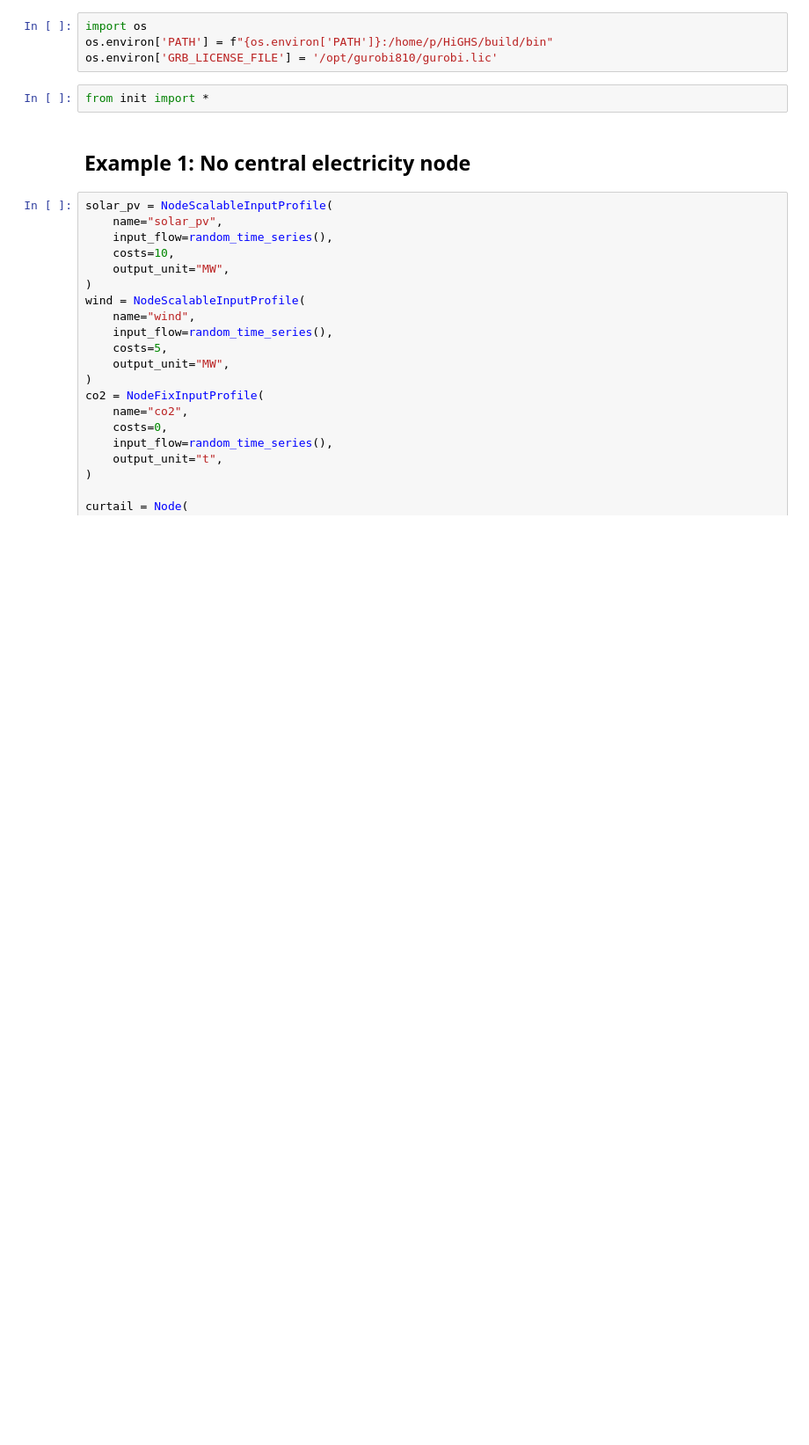
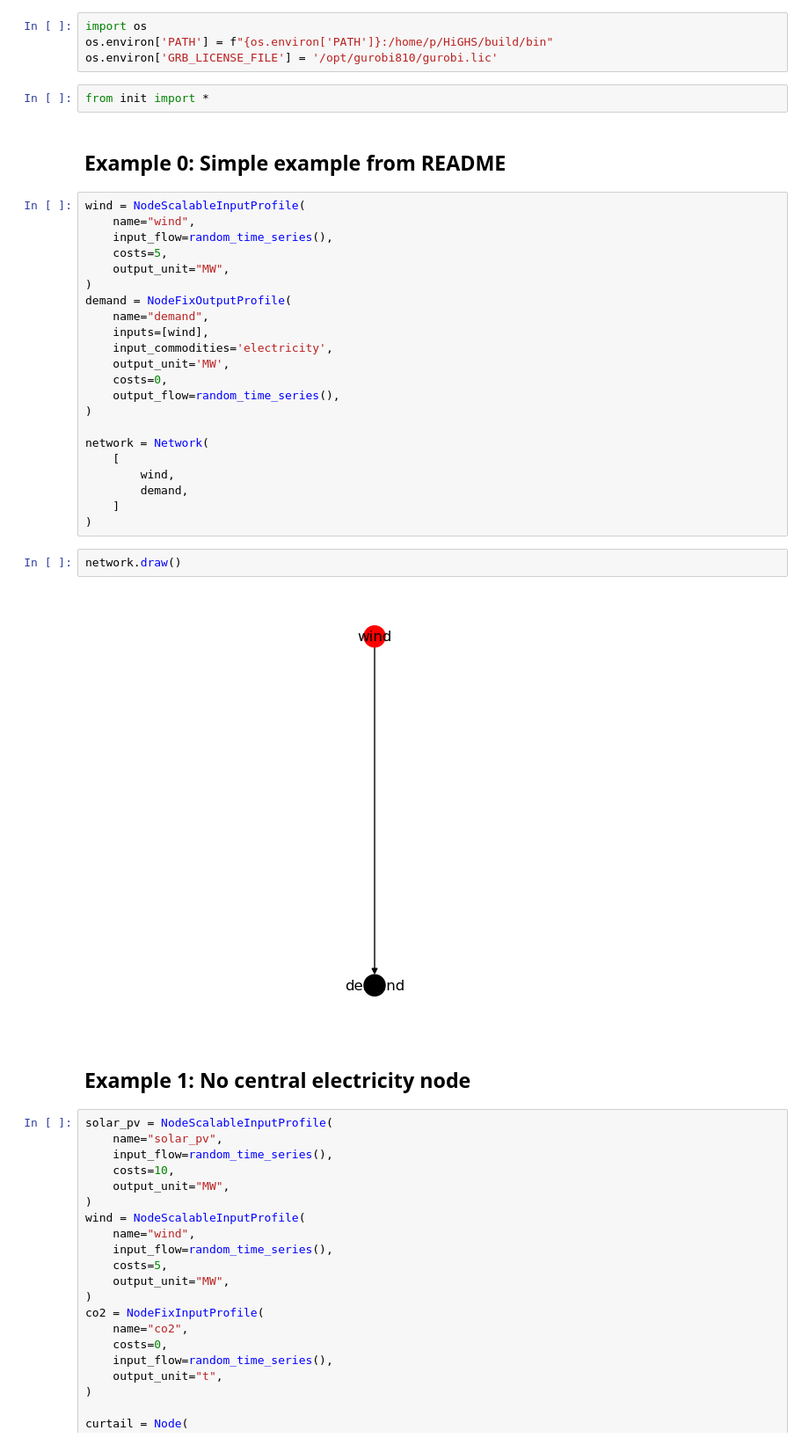
Before and after one commit to inwe-boku/syfop, a Jupyter notebook: notebooks/demo.ipynb, the cells around one changed output. Shown at 88% size. Cells and saved outputs as stored; diff of their text form; blank space fills up the shorter version.

```diff
--- a/notebooks/demo.ipynb
+++ b/notebooks/demo.ipynb
@@ -4,6 +4,34 @@ os.environ['PATH'] = f"{os.environ['PATH']}:/home/p/HiGHS/build/bin"
 os.environ['GRB_LICENSE_FILE'] = '/opt/gurobi810/gurobi.lic'
 # %%
 from init import *
+# %% [markdown]
+## Example 0: Simple example from README
+# %%
+wind = NodeScalableInputProfile(
+    name="wind",
+    input_flow=random_time_series(),
+    costs=5,
+    output_unit="MW",
+)
+demand = NodeFixOutputProfile(
+    name="demand",
+    inputs=[wind],
+    input_commodities='electricity',
+    output_unit='MW',
+    costs=0,
+    output_flow=random_time_series(),
+)
+
+network = Network(
+    [
+        wind,
+        demand,
+    ]
+)
+# %%
+network.draw()
+# %% [output]
+[figure, added]
 # %% [markdown]
 ## Example 1: No central electricity node
 # %%
```
Also changed, not shown: parts of 2 cells of this notebook.
